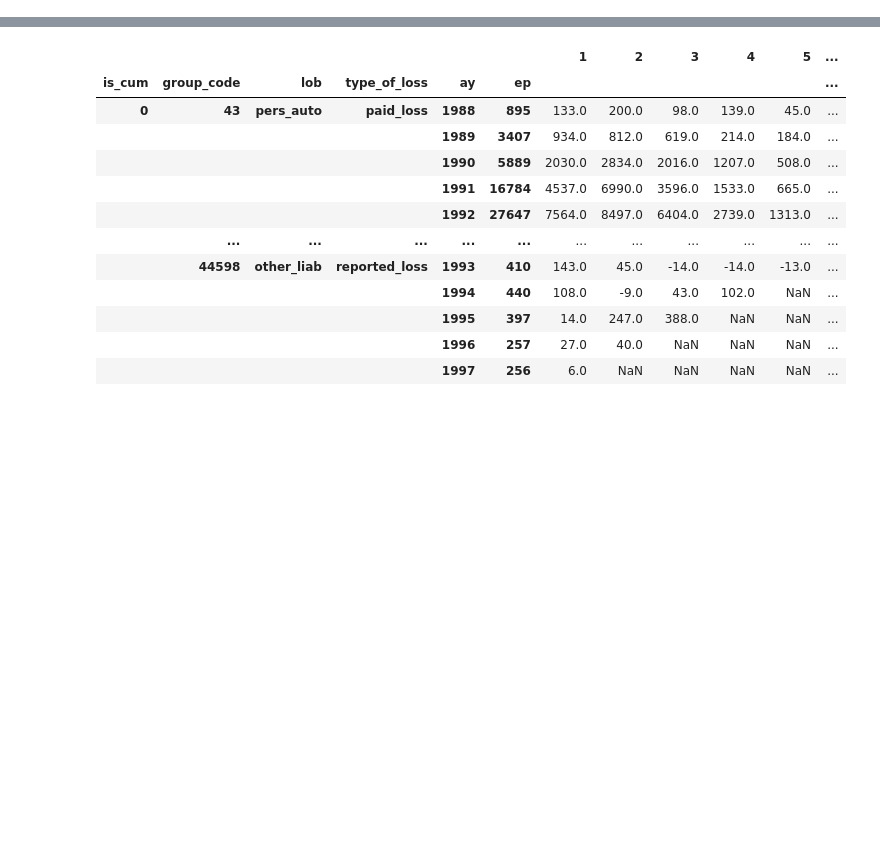
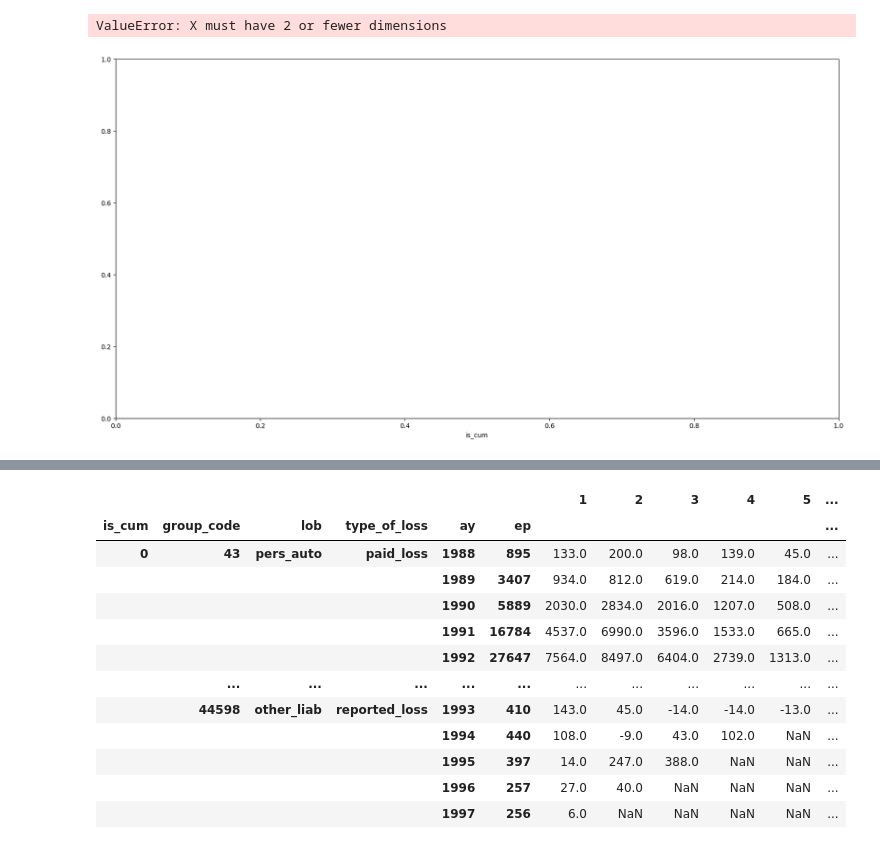
Before and after one commit to aaweaver-actuary/naic-triangles, a Jupyter notebook: testing.ipynb, the cells around one changed output, grey strips where cells are left out. Cells and saved outputs as stored; diff of their text form; code cells hidden in the pictures; blank space fills up the shorter version.

```diff
--- a/testing.ipynb
+++ b/testing.ipynb
@@ -12,3 +12,6 @@ urls = dict(
 )
 # %%
 %run data.py
+# %%
+naic = NAICtriangles()
+naic.build_naic()
@@ -14,0 +22,2 @@ urls = dict(
+# %%
+df = naic.naic_df.copy()
@@ -14,0 +96,6 @@ urls = dict(
+# %%
+pct_chg = df.pct_change(axis=1).drop(columns=df.columns[0])
+pct_chg.reset_index().boxplot(column=pct_chg.columns, by='is_cum', figsize=(20, 10))
+# %% [output]
+ValueError: X must have 2 or fewer dimensions
+[figure, added]
```
Also changed, not shown: parts of 6 cells of this notebook, 1 other file.
